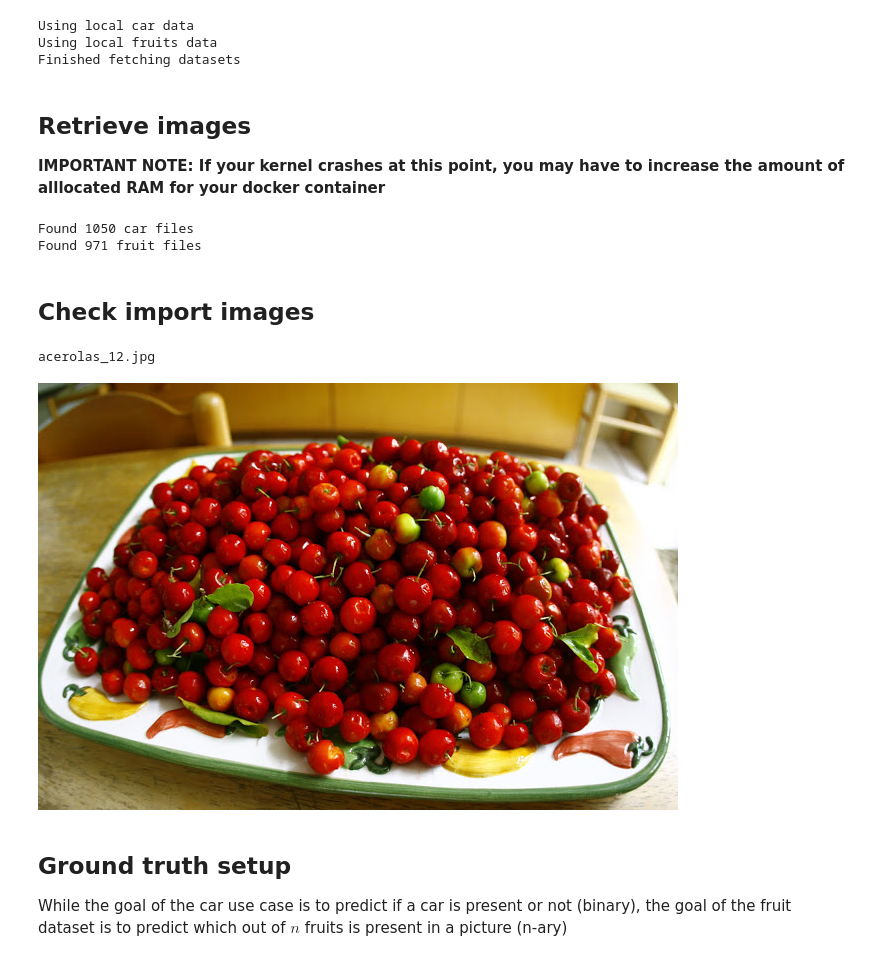
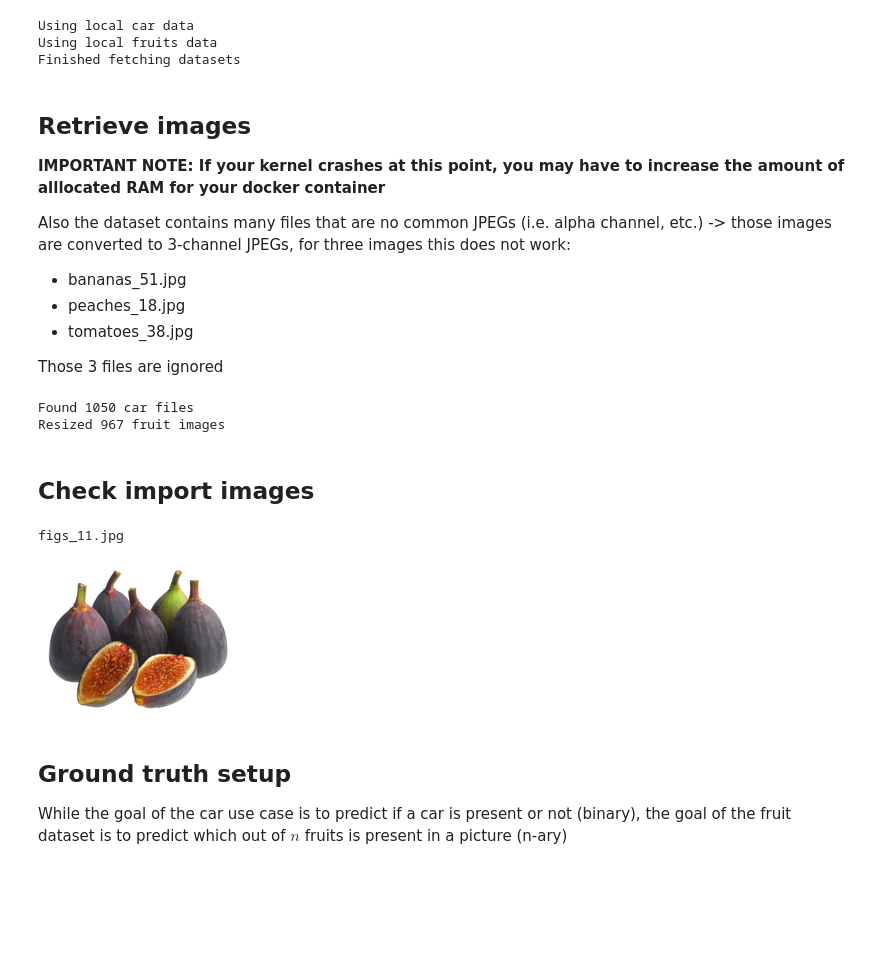
Before and after one commit to freecraver/ML-fun, a Jupyter notebook: deep_learning/Deep Learning Exercise 3.ipynb, the cells around one changed output. Drawn from its saved outputs; the diff is of its cells as text; code cells hidden in the pictures; blank space fills up the shorter version.

Commit message:
added image conversion for jpegs implemented standardization

```diff
--- a/deep_learning/Deep Learning Exercise 3.ipynb
+++ b/deep_learning/Deep Learning Exercise 3.ipynb
@@ -88,9 +90,34 @@ Finished fetching datasets
 ## Retrieve images
 
 **IMPORTANT NOTE: If your kernel crashes at this point, you may have to increase the amount of alllocated RAM for your docker container**
+
+Also the dataset contains many files that are no common JPEGs (i.e. alpha channel, etc.) -> those images are converted to 3-channel JPEGs, for three images this does not work:
+* bananas_51.jpg
+* peaches_18.jpg
+* tomatoes_38.jpg
+
+Those 3 files are ignored
 # %%
-def get_car_images():
-    files = glob.glob(os.path.join(car_data_path,'TrainImages', '*.pgm'))
+def resize_images(images):
+    """
+    used to resize all images to the mean height/width
+    note that this is prone to generating distorted images
+    better results are expected with methods like pyramid pooling (https://arxiv.org/abs/1406.4729)
+    """
+    target_size = 200
+    mean_shape = np.mean([[i.shape[0],i.shape[1]] for i in images], axis=0)
+    max_v = max(mean_shape[0], mean_shape[1])
+    # scale by preserving average ratio
+    target_height = int(target_size * mean_shape[0]/max_v)
+    target_width = int(target_size * mean_shape[1]/max_v)
+    for i in range(len(images)):
+        images[i] = np.array(Image.fromarray(images[i]).resize((target_width, target_height), Image.ANTIALIAS))
+        print("Resized {} fruit images".format(i), end="\r")
+
+    return images
+
+def get_car_images(folder = 'TrainImages'):
+    files = glob.glob(os.path.join(car_data_path,folder, '*.pgm'))
     print("Found {} car files".format(len(files)))
     images = []
     image_names = []
@@ -105,29 +132,41 @@ def get_car_images():
 def get_fruit_images():
     images = []
     image_names = []
+    cnt=0
 
     for dirpath, dirnames, filenames in os.walk(fruits_data_path):
         for filename in [f for f in filenames if f.endswith(".jpg")]:
-            image_names.append(os.path.split(dirpath)[-1] + "_" + filename)
-            print("Found {} fruit files".format(len(image_names)), end="\r")
+            cnt = cnt+1
             with Image.open(os.path.join(dirpath,filename)) as img:
-                images.append(np.array(img))
-    return np.array(images), image_names
+                if img.format != "JPEG":
+                    # we only want 3 channels
+                    img = img.convert("RGB")
+                np_img = np.array(img)
+                if len(np_img.shape) != 3 or np_img.shape[2] != 3:
+                    # incorrectly imported/converted RGB file
+                    continue
+                images.append(np_img)
+                image_names.append(os.path.split(dirpath)[-1] + "_" + filename)
+                print("Found {} fruit files".format(len(image_names)), end="\r")
+
+    images = np.stack(resize_images(images), axis=0)
+
+    return images, image_names
 
 
 car_images, car_img_names = get_car_images()
 fruit_images, fruit_img_names = get_fruit_images()
 # %% [output]
 Found 1050 car files
-Found 971 fruit files
+Resized 967 fruit images
 # %% [markdown]
 ## Check import images
 # %%
-print(fruit_img_names[2])
-Image.fromarray(fruit_images[2])
+print(fruit_img_names[321])
+Image.fromarray(fruit_images[321])
 # %% [output]
-acerolas_12.jpg
+figs_11.jpg
-[figure, old version]
+[figure, new version]
 # %% [markdown]
 ## Ground truth setup
 
```
Also changed, not shown: parts of 8 cells of this notebook.
